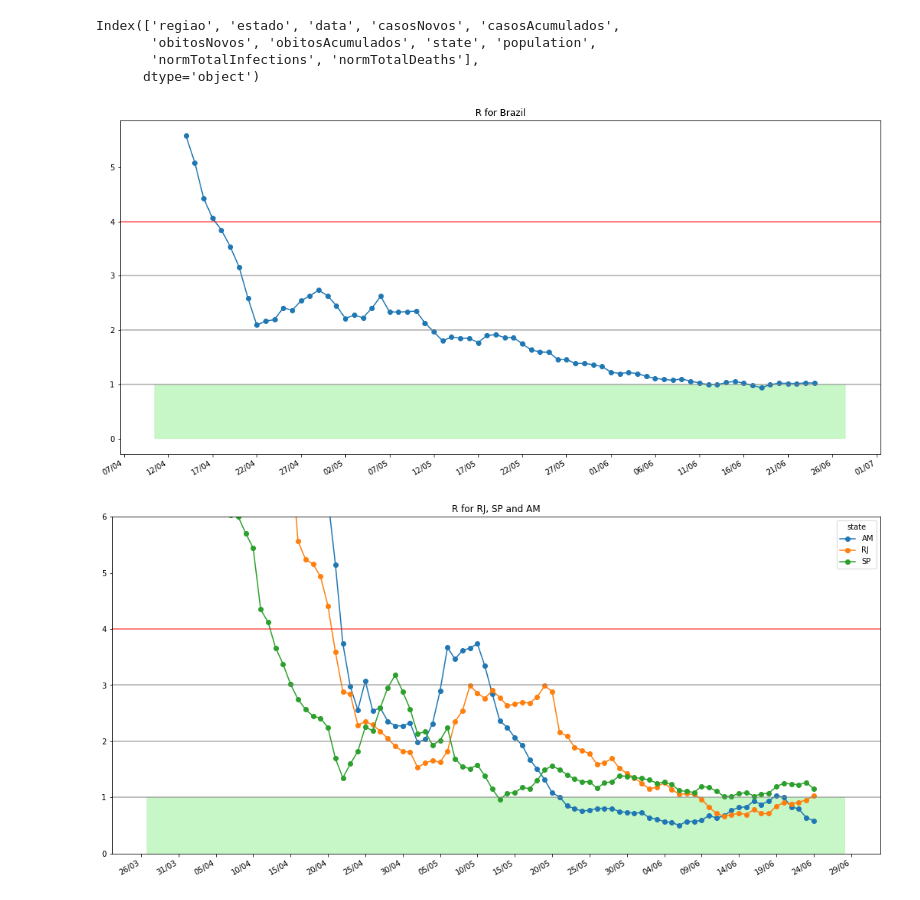
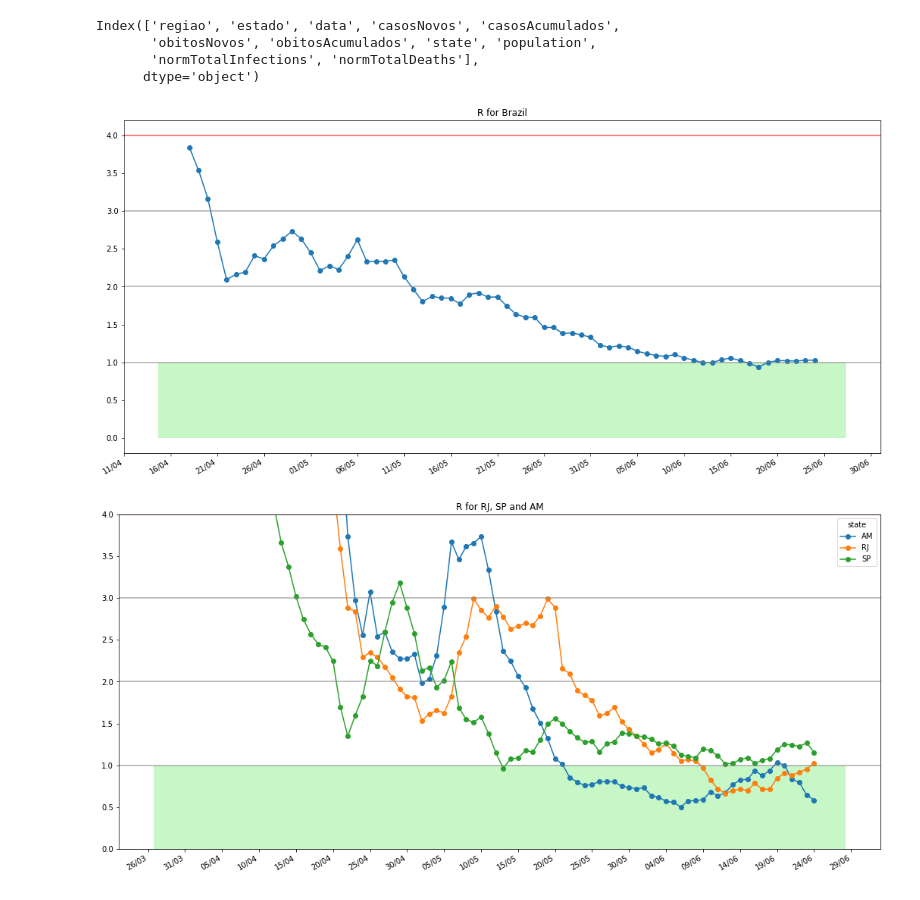
Before and after one commit to ricardocopa/Covid19, a Jupyter notebook: COVID19-DataAnalysisForBrazil.ipynb, the cells around one changed output. Drawn from its saved outputs; the diff is of its cells as text; code cells hidden in the pictures.

Commit message:
Reducing the upper limit for the R curve to focus on more reliable data

```diff
--- a/COVID19-DataAnalysisForBrazil.ipynb
+++ b/COVID19-DataAnalysisForBrazil.ipynb
@@ -664,7 +664,7 @@ for day in range(covidDeathsBR.shape[0]):
     if day >= gt:
         if covidDeathsBR.at[day-gt,'rollingMean'] > 0:
             Rvalue = float(covidDeathsBR.at[day,'rollingMean'])/float(covidDeathsBR.at[day-gt,'rollingMean'])
-            if Rvalue <= 6:
+            if Rvalue <= 4:
                 R_Brazil = R_Brazil.append(pd.Series([covidDeathsBR.at[day, 'data'], Rvalue], index=R_Brazil.columns), ignore_index=True)
 
 R_Brazil['date'] = pd.to_datetime(R_Brazil['date'], format='%Y-%m-%d')
@@ -683,7 +683,7 @@ axis.fill_between(axis.get_xlim(), 0., 1., facecolor='lightgreen', alpha=0.5)
 axis.xaxis.get_label().set_visible(False)
 plt.show()
 # %% [output]
-[figure, old version]
+[figure, new version]
 # %%
 data = {'date': [],
         'state': [],
@@ -708,19 +708,19 @@ R_States['date'] = pd.to_datetime(R_States['date'], format='%Y-%m-%d')
 # %%
 R_StatesGroup = R_States.loc[R_States['state'].isin(['RJ', 'SP', 'AM'])]
 R_StatesGroup = R_StatesGroup.pivot(index='date', columns='state', values = 'value')
 
 axis = R_StatesGroup.plot(style='o-', figsize=(18, 9), title='R for RJ, SP and AM')
 plt.gcf().autofmt_xdate()
 plt.minorticks_off()
 axis.xaxis.set_major_formatter(mdates.DateFormatter('%d/%m'))
 axis.xaxis.set_major_locator(mdates.DayLocator(interval=5))
 axis.axhline(1.0, color='gray', lw=2, alpha=0.5)
 axis.axhline(2.0, color='gray', lw=2, alpha=0.5)
 axis.axhline(3.0, color='gray', lw=2, alpha=0.5)
 axis.axhline(4.0, color='red', lw=2, alpha=0.5)
 axis.fill_between(axis.get_xlim(), 0., 1., facecolor='lightgreen', alpha=0.5)
-plt.ylim((0,6))
+plt.ylim((0,4))
 axis.xaxis.get_label().set_visible(False)
 _ = plt.show()
 # %% [output]
-[figure, old version]
+[figure, new version]
```
